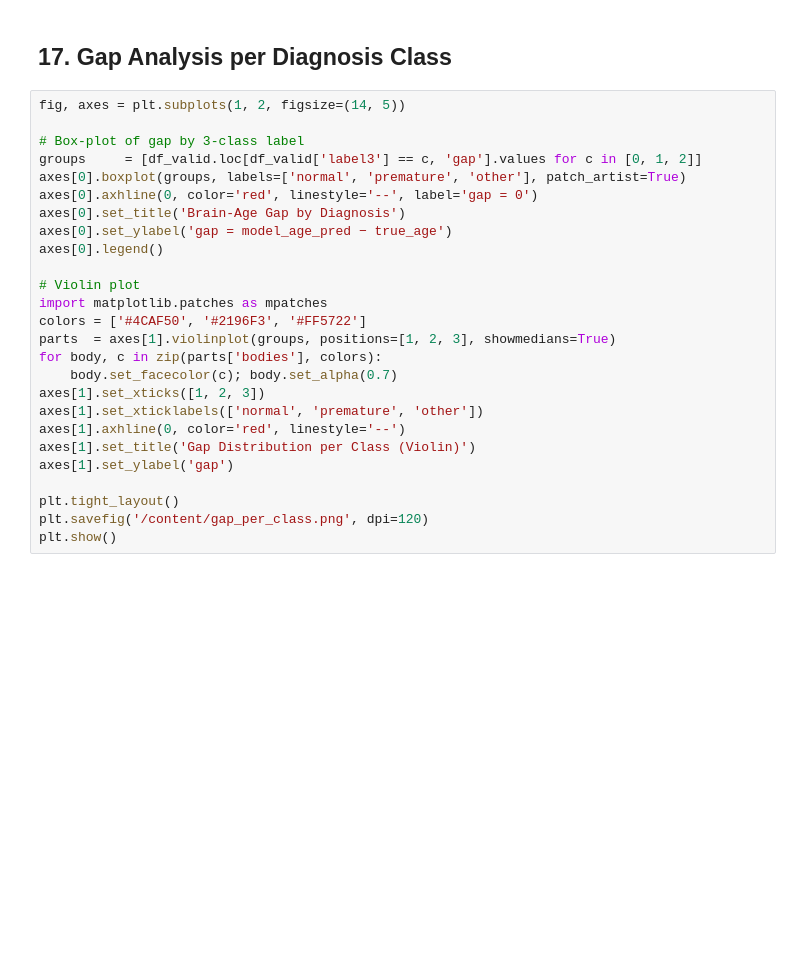
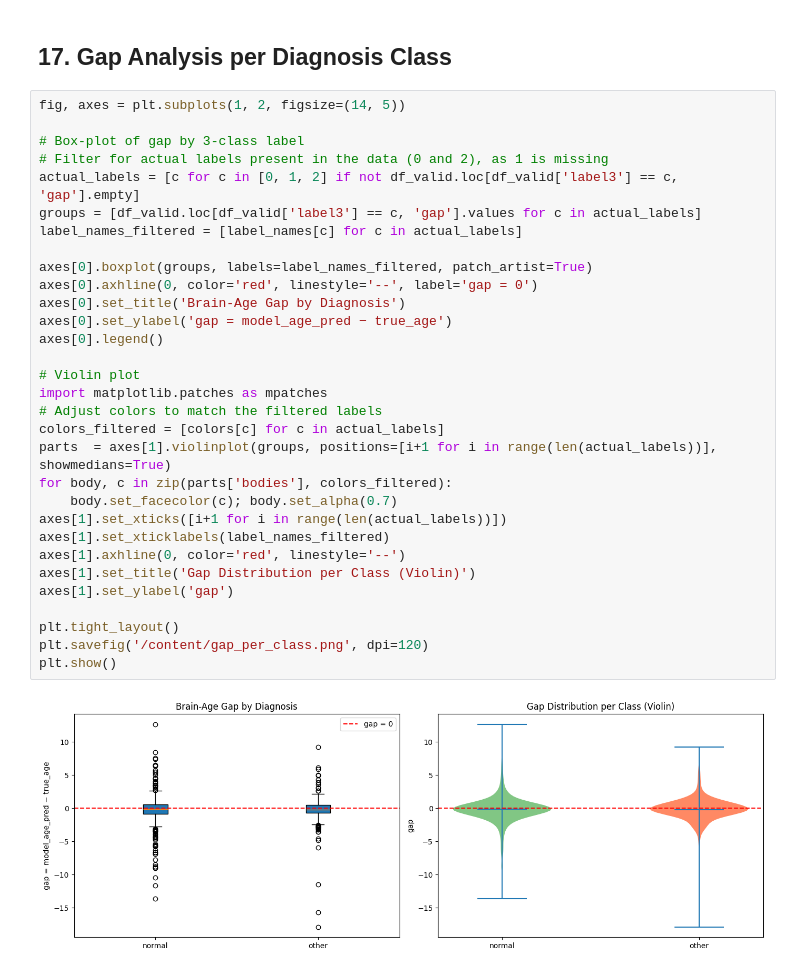
Before and after one commit to chrisampiah/Content, a Jupyter notebook: myelin_age_gap_classifier.ipynb, the cells around one changed output. Saved outputs shown, nothing was run; the diff lists cells and outputs as text; blank space fills up the shorter version.

```diff
--- a/myelin_age_gap_classifier.ipynb
+++ b/myelin_age_gap_classifier.ipynb
@@ -639,29 +706,36 @@ plt.show()
 # %%
 fig, axes = plt.subplots(1, 2, figsize=(14, 5))
 
 # Box-plot of gap by 3-class label
-groups     = [df_valid.loc[df_valid['label3'] == c, 'gap'].values for c in [0, 1, 2]]
-axes[0].boxplot(groups, labels=['normal', 'premature', 'other'], patch_artist=True)
+# Filter for actual labels present in the data (0 and 2), as 1 is missing
+actual_labels = [c for c in [0, 1, 2] if not df_valid.loc[df_valid['label3'] == c, 'gap'].empty]
+groups = [df_valid.loc[df_valid['label3'] == c, 'gap'].values for c in actual_labels]
+label_names_filtered = [label_names[c] for c in actual_labels]
+
+axes[0].boxplot(groups, labels=label_names_filtered, patch_artist=True)
 axes[0].axhline(0, color='red', linestyle='--', label='gap = 0')
 axes[0].set_title('Brain-Age Gap by Diagnosis')
 axes[0].set_ylabel('gap = model_age_pred − true_age')
 axes[0].legend()
 
 # Violin plot
 import matplotlib.patches as mpatches
-colors = ['#4CAF50', '#2196F3', '#FF5722']
-parts  = axes[1].violinplot(groups, positions=[1, 2, 3], showmedians=True)
-for body, c in zip(parts['bodies'], colors):
+# Adjust colors to match the filtered labels
+colors_filtered = [colors[c] for c in actual_labels]
+parts  = axes[1].violinplot(groups, positions=[i+1 for i in range(len(actual_labels))], showmedians=True)
+for body, c in zip(parts['bodies'], colors_filtered):
     body.set_facecolor(c); body.set_alpha(0.7)
-axes[1].set_xticks([1, 2, 3])
-axes[1].set_xticklabels(['normal', 'premature', 'other'])
+axes[1].set_xticks([i+1 for i in range(len(actual_labels))])
+axes[1].set_xticklabels(label_names_filtered)
 axes[1].axhline(0, color='red', linestyle='--')
 axes[1].set_title('Gap Distribution per Class (Violin)')
 axes[1].set_ylabel('gap')
 
 plt.tight_layout()
 plt.savefig('/content/gap_per_class.png', dpi=120)
 plt.show()
+# %% [output]
+[figure, added]
 # %% [markdown]
 ---
 ## Summary of Reported Metrics
```
Also changed, not shown: parts of 13 cells of this notebook.
